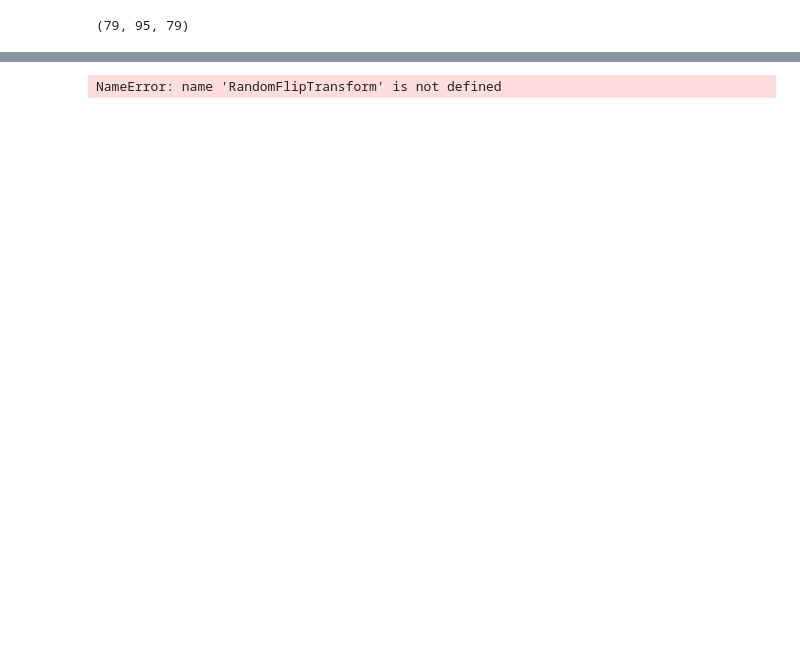
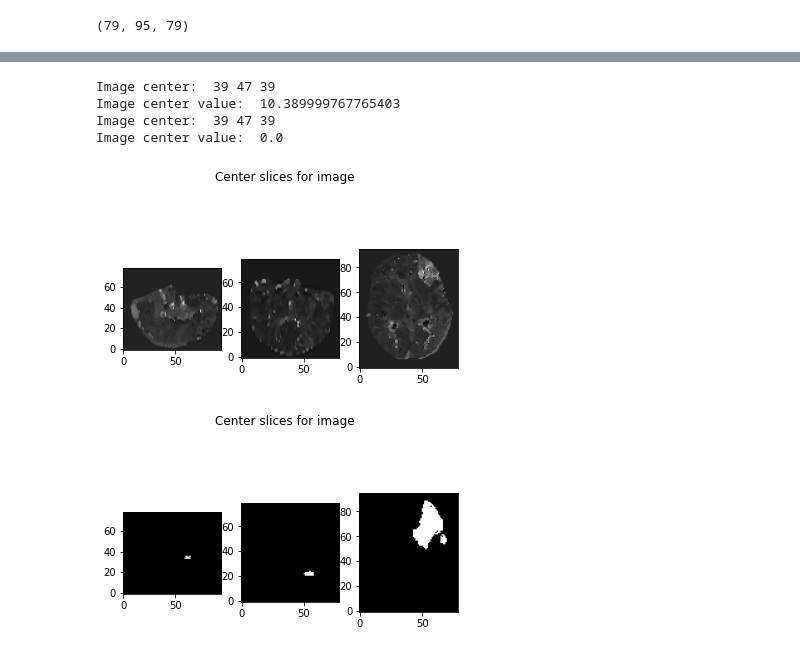
Before and after one commit to JulianKlug/PerfusionCT-Net, a Jupyter notebook: exploration_notebooks/flip_transform.ipynb, the cells around one changed output, grey strips where cells are left out. Drawn from its saved outputs; the diff is of its cells as text; code cells hidden in the pictures; blank space fills up the shorter version.

Commit message:
Added test notebook for flip transformation

```diff
--- a/exploration_notebooks/flip_transform.ipynb
+++ b/exploration_notebooks/flip_transform.ipynb
@@ -10,9 +9,9 @@ RuntimeError: Failed to register operator torchvision::_new_empty_tensor_op.
 dataset_path = '/Users/julian/stroke_research/data/all2016_subset_prepro/data_set.npz'
 channel = 0
 subj = 1
-raw_images = np.load(dataset_path, allow_pickle=True)['ct_inputs'][subj][..., channel].astype(np.int16)
+raw_images = np.load(dataset_path, allow_pickle=True)['ct_inputs'][subj][..., channel].astype(np.float64)
 # raw_labels = np.load(dataset_path, allow_pickle=True)['ct_lesion_GT'][subj].astype(np.uint8)
-raw_labels = np.load(dataset_path, allow_pickle=True)['lesion_GT'][subj].astype(np.uint8)
+raw_labels = np.load(dataset_path, allow_pickle=True)['lesion_GT'][subj].astype(np.float64)
 raw_images.shape
 # %% [output]
 (79, 95, 79)
@@ -58,13 +57,19 @@ Image center value:  0
 # %%
-flip_axis = (0)
+flip_axis = (2)
 random_flip_prob = 1
 seed = 42
 max_output_channels = 2
 # %%
-transform = RandomFlipTransform(axes=flip_axis, p=random_flip_prob, seed=seed, max_output_channels=max_output_channels),
-transformed_input, transformed_label = transform(raw_images, raw_labels)
+transform = RandomFlipTransform(axes=flip_axis, flip_probability=1, p=random_flip_prob, seed=seed, max_output_channels=max_output_channels)
+images, labels = torch.from_numpy(raw_images), torch.from_numpy(raw_labels)
+transformed_input, transformed_label = transform(images, labels)
-# %% [output]
-NameError: name 'RandomFlipTransform' is not defined
 # %%
-display(transformed_input)
-display(transformed_label)
+display(transformed_input.numpy())
+display(transformed_label.numpy())
+# %% [output]
+Image center:  39 47 39
+Image center value:  10.389999767765403
+Image center:  39 47 39
+Image center value:  0.0
+[figure, added]
+[figure, added]
```
Also changed, not shown: parts of 3 cells of this notebook.
